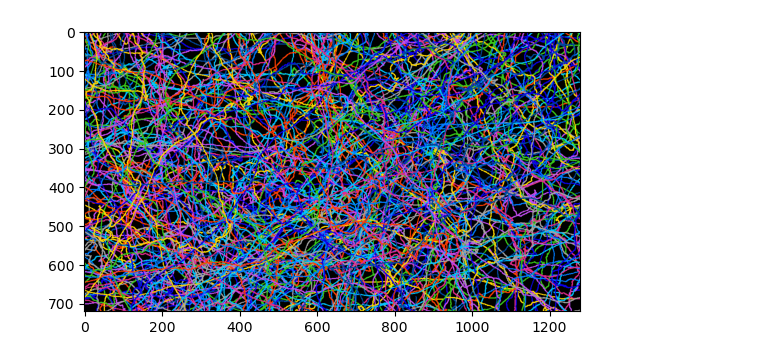
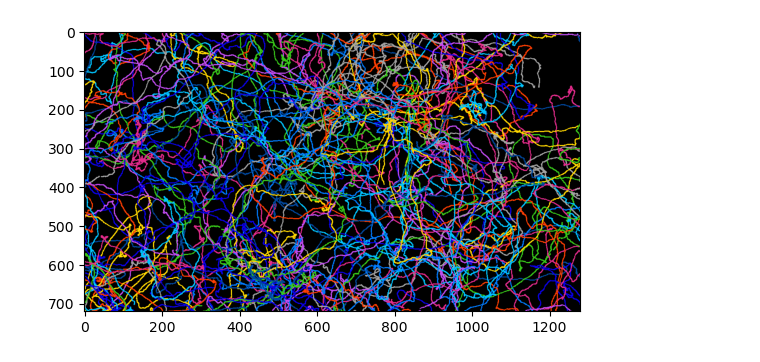
Before and after one commit to Shamaich1337/NMOT, a Jupyter notebook: notebooks/motion_model_debug.ipynb, the cells around one changed output. Saved outputs shown, nothing was run; the diff lists cells and outputs as text; code cells hidden in the pictures.

```diff
--- a/notebooks/motion_model_debug.ipynb
+++ b/notebooks/motion_model_debug.ipynb
@@ -421,27 +567,27 @@ def postprocess_collisions(
 # %%
 np.random.seed(42)
 config = {
-'frame_num' : 10000,
+'frame_num' : 1000,
 # 'frame_shape' : (720, 1280),
 'frame_shape' : (720, 1280),
 'margin': 100,
 'hurst_move': 1.2,
 'hurst_species': 0.5,
 'ants_num' : 200,
 'start_point' : None
 }
 trajectories = gen_traj(**config)
 traj_fixed = postprocess_collisions(
     trajectories,
     radii=4.0,
     max_iter=8,
     substeps=1,
     seed=42,
 )
-out_of_bounds = ((traj_fixed <= config['frame_shape'][::-1]).all(axis=-1)) & ((traj_fixed >= 0).all(axis=-1))
-out_of_bounds = np.expand_dims(out_of_bounds, axis=2).repeat(2, axis=2)
+in_frame = ((traj_fixed <= config['frame_shape'][::-1]).all(axis=-1)) & ((traj_fixed >= 0).all(axis=-1))
+in_frame = np.expand_dims(in_frame, axis=2).repeat(2, axis=2)
 
-trajectories_cut = np.where(out_of_bounds, traj_fixed, np.nan)
+trajectories_cut = np.where(in_frame, traj_fixed, np.nan)
 draw_traj(traj_fixed, config['frame_shape'], config['ants_num'])
 # %% [output]
-[figure, old version]
+[figure, new version]
```
Also changed, not shown: parts of 5 cells of this notebook, 4 other files.
